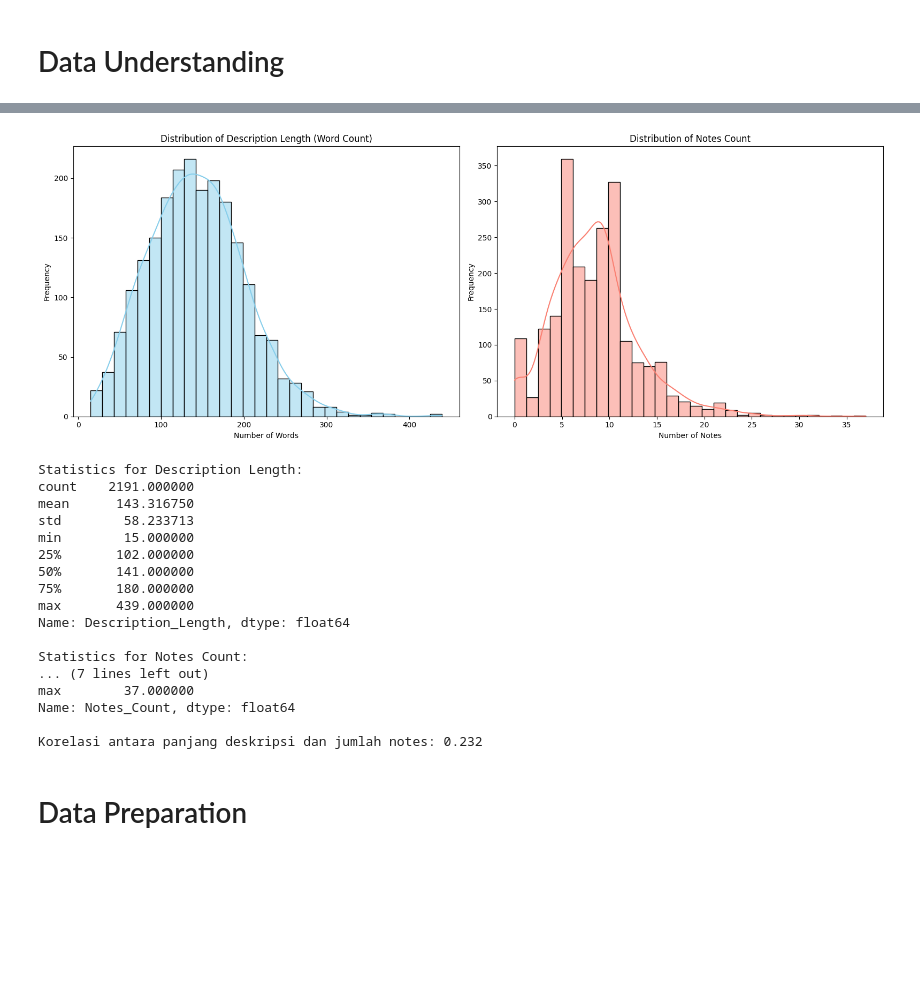
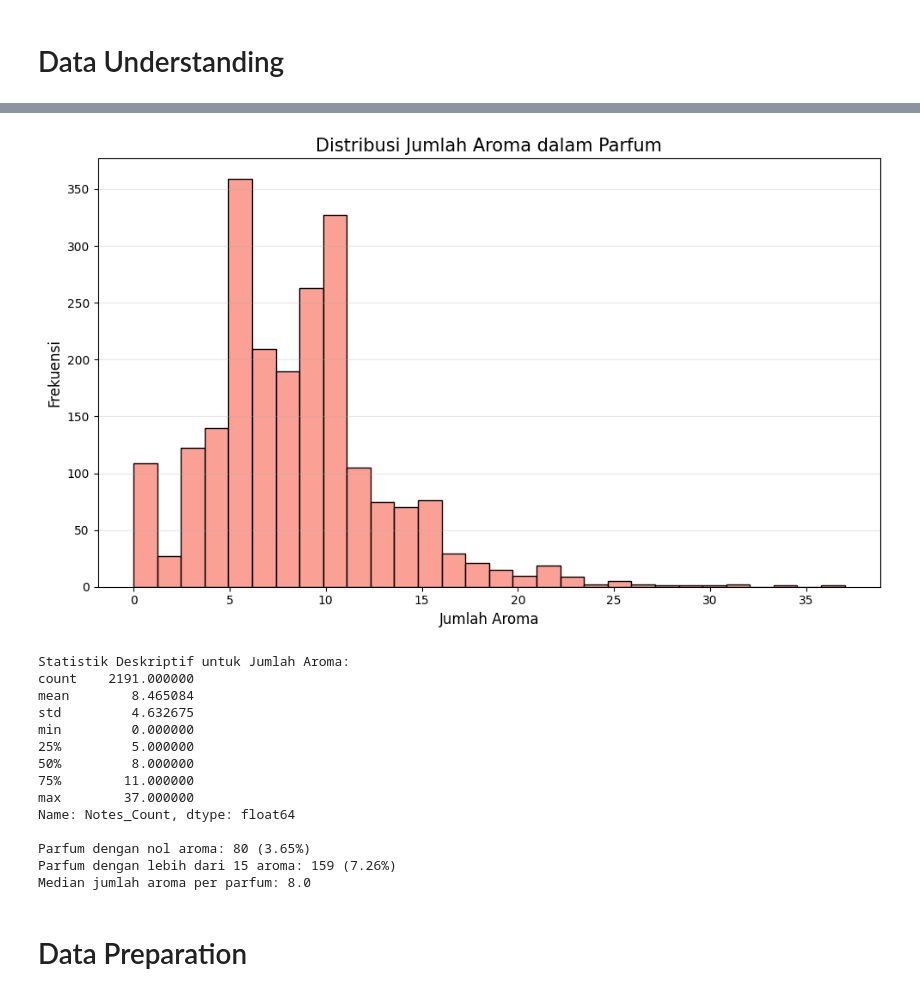
Before and after one commit to ardanngrha/perfume-recommendation-system, a Jupyter notebook: notebook.ipynb, the cells around one changed output, grey strips where cells are left out. Saved outputs shown, nothing was run; the diff lists cells and outputs as text; code cells hidden in the pictures; blank space fills up the shorter version.

```diff
--- a/notebook.ipynb
+++ b/notebook.ipynb
@@ -135,57 +147,42 @@ plt.show()
 # %%
-# Hitung panjang deskripsi dan jumlah notes
-df['Description_Length'] = df['Description'].apply(lambda x: len(str(x).split()) if not pd.isna(x) else 0)
+# Hitung jumlah notes
 df['Notes_Count'] = df['Notes'].apply(lambda x: len(str(x).split(',')) if not pd.isna(x) else 0)
 
-# Visualisasi
-fig, axes = plt.subplots(1, 2, figsize=(16, 6))
-
-# Panjang deskripsi
-sns.histplot(df['Description_Length'], kde=True, ax=axes[0], bins=30, color='skyblue')
-axes[0].set_title('Distribution of Description Length (Word Count)')
-axes[0].set_xlabel('Number of Words')
-axes[0].set_ylabel('Frequency')
-
-# Jumlah notes
-sns.histplot(df['Notes_Count'], kde=True, ax=axes[1], bins=30, color='salmon')
-axes[1].set_title('Distribution of Notes Count')
-axes[1].set_xlabel('Number of Notes')
-axes[1].set_ylabel('Frequency')
-
+# Visualisasi distribusi jumlah notes
+plt.figure(figsize=(10, 6))
+sns.histplot(df['Notes_Count'], bins=30, color='salmon')
+plt.title('Distribusi Jumlah Aroma dalam Parfum', fontsize=15)
+plt.xlabel('Jumlah Aroma', fontsize=12)
+plt.ylabel('Frekuensi', fontsize=12)
+plt.grid(axis='y', alpha=0.3)
 plt.tight_layout()
 plt.show()
 
-# Statistik deskriptif
-description_stats = df['Description_Length'].describe()
+# Statistik deskriptif untuk jumlah aroma
 notes_stats = df['Notes_Count'].describe()
-
-print("Statistics for Description Length:")
-print(description_stats)
-print("\nStatistics for Notes Count:")
+print("Statistik Deskriptif untuk Jumlah Aroma:")
 print(notes_stats)
 
-# Korelasi antara panjang deskripsi dan jumlah notes
-correlation = df['Description_Length'].corr(df['Notes_Count'])
-print(f"\nKorelasi antara panjang deskripsi dan jumlah notes: {correlation:.3f}")
+# Tambahan analisis untuk aroma count
+print(f"\nParfum dengan nol aroma: {(df['Notes_Count'] == 0).sum()} ({(df['Notes_Count'] == 0).sum()/len(df)*100:.2f}%)")
+print(f"Parfum dengan lebih dari 15 aroma: {(df['Notes_Count'] > 15).sum()} ({(df['Notes_Count'] > 15).sum()/len(df)*100:.2f}%)")
+print(f"Median jumlah aroma per parfum: {df['Notes_Count'].median()}")
 # %% [output]
-[figure, old version]
+[figure, new version]
-Statistics for Description Length:
+Statistik Deskriptif untuk Jumlah Aroma:
 count    2191.000000
-mean      143.316750
-std        58.233713
-min        15.000000
-25%       102.000000
-50%       141.000000
-75%       180.000000
-max       439.000000
-Name: Description_Length, dtype: float64
-
-Statistics for Notes Count:
-... (7 lines left out)
+mean        8.465084
+std         4.632675
+min         0.000000
+25%         5.000000
+50%         8.000000
+75%        11.000000
 max        37.000000
 Name: Notes_Count, dtype: float64
 
-Korelasi antara panjang deskripsi dan jumlah notes: 0.232
+Parfum dengan nol aroma: 80 (3.65%)
+Parfum dengan lebih dari 15 aroma: 159 (7.26%)
+Median jumlah aroma per parfum: 8.0
 # %% [markdown]
 # Data Preparation
 # %%
```
Also changed, not shown: parts of 35 cells of this notebook, 2 other files.
